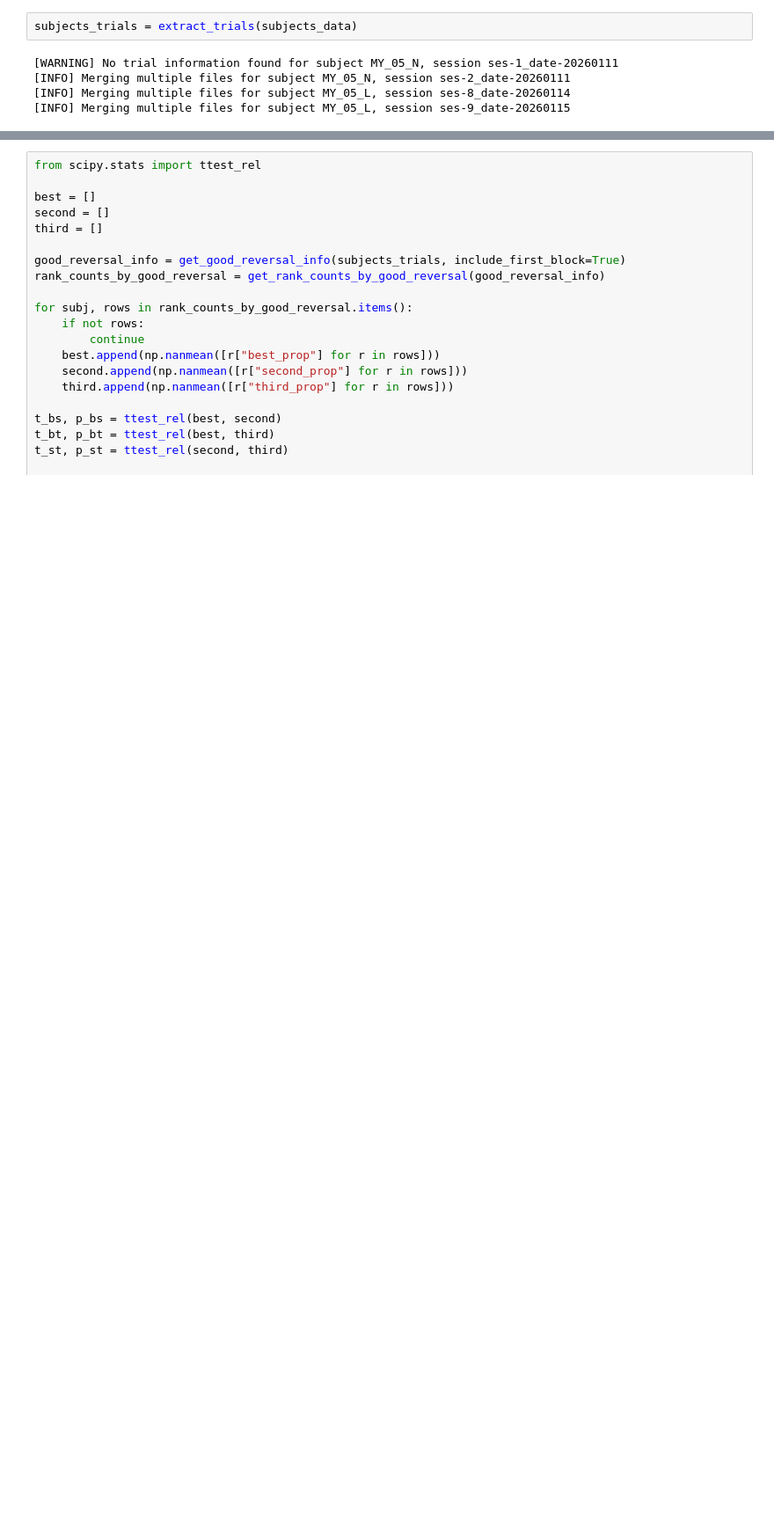
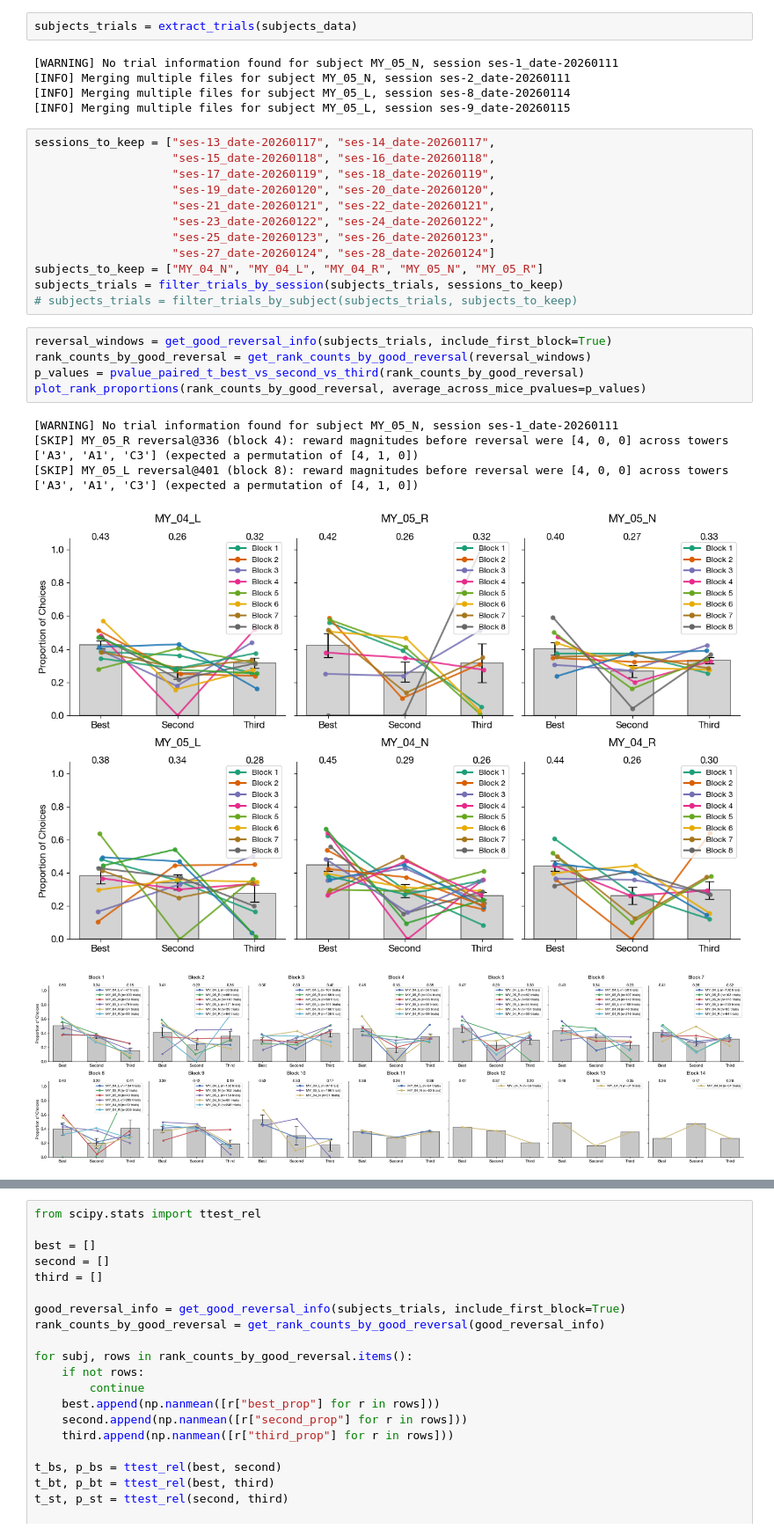
Before and after one commit to megyoung430/magnitude-bandit-analysis, a Jupyter notebook: scripts/testing_code.ipynb, the cells around one changed output, grey strips where cells are left out. Shown at 88% size. Saved outputs shown, nothing was run; the diff lists cells and outputs as text; blank space fills up the shorter version.

Commit message:
updated reversal analysis + plots

```diff
--- a/scripts/testing_code.ipynb
+++ b/scripts/testing_code.ipynb
@@ -33,3 +39,26 @@ subjects_trials = extract_trials(subjects_data)
 [INFO] Merging multiple files for subject MY_05_N, session ses-2_date-20260111
 [INFO] Merging multiple files for subject MY_05_L, session ses-8_date-20260114
 [INFO] Merging multiple files for subject MY_05_L, session ses-9_date-20260115
+# %%
+sessions_to_keep = ["ses-13_date-20260117", "ses-14_date-20260117",
+                    "ses-15_date-20260118", "ses-16_date-20260118",
+                    "ses-17_date-20260119", "ses-18_date-20260119",
+                    "ses-19_date-20260120", "ses-20_date-20260120",
+                    "ses-21_date-20260121", "ses-22_date-20260121",
+                    "ses-23_date-20260122", "ses-24_date-20260122",
+                    "ses-25_date-20260123", "ses-26_date-20260123",
+                    "ses-27_date-20260124", "ses-28_date-20260124"]
+subjects_to_keep = ["MY_04_N", "MY_04_L", "MY_04_R", "MY_05_N", "MY_05_R"]
+subjects_trials = filter_trials_by_session(subjects_trials, sessions_to_keep)
+# subjects_trials = filter_trials_by_subject(subjects_trials, subjects_to_keep)
+# %%
+reversal_windows = get_good_reversal_info(subjects_trials, include_first_block=True)
+rank_counts_by_good_reversal = get_rank_counts_by_good_reversal(reversal_windows)
+p_values = pvalue_paired_t_best_vs_second_vs_third(rank_counts_by_good_reversal)
+plot_rank_proportions(rank_counts_by_good_reversal, average_across_mice_pvalues=p_values)
+# %% [output]
+[WARNING] No trial information found for subject MY_05_N, session ses-1_date-20260111
+[SKIP] MY_05_R reversal@336 (block 4): reward magnitudes before reversal were [4, 0, 0] across towers ['A3', 'A1', 'C3'] (expected a permutation of [4, 1, 0])
+[SKIP] MY_05_L reversal@401 (block 8): reward magnitudes before reversal were [4, 0, 0] across towers ['A3', 'A1', 'C3'] (expected a permutation of [4, 1, 0])
+[figure, added]
+[figure, added]
```
Also changed, not shown: parts of 17 cells of this notebook, 6 other files.
